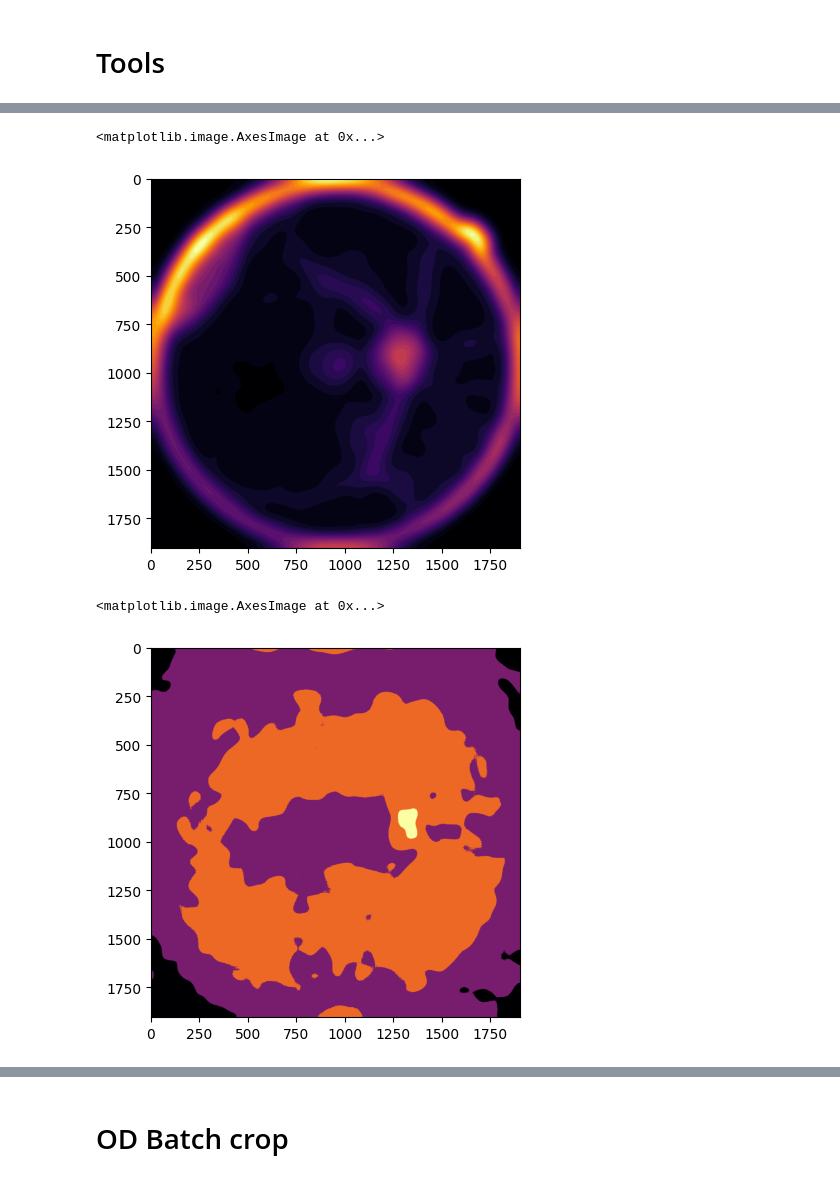
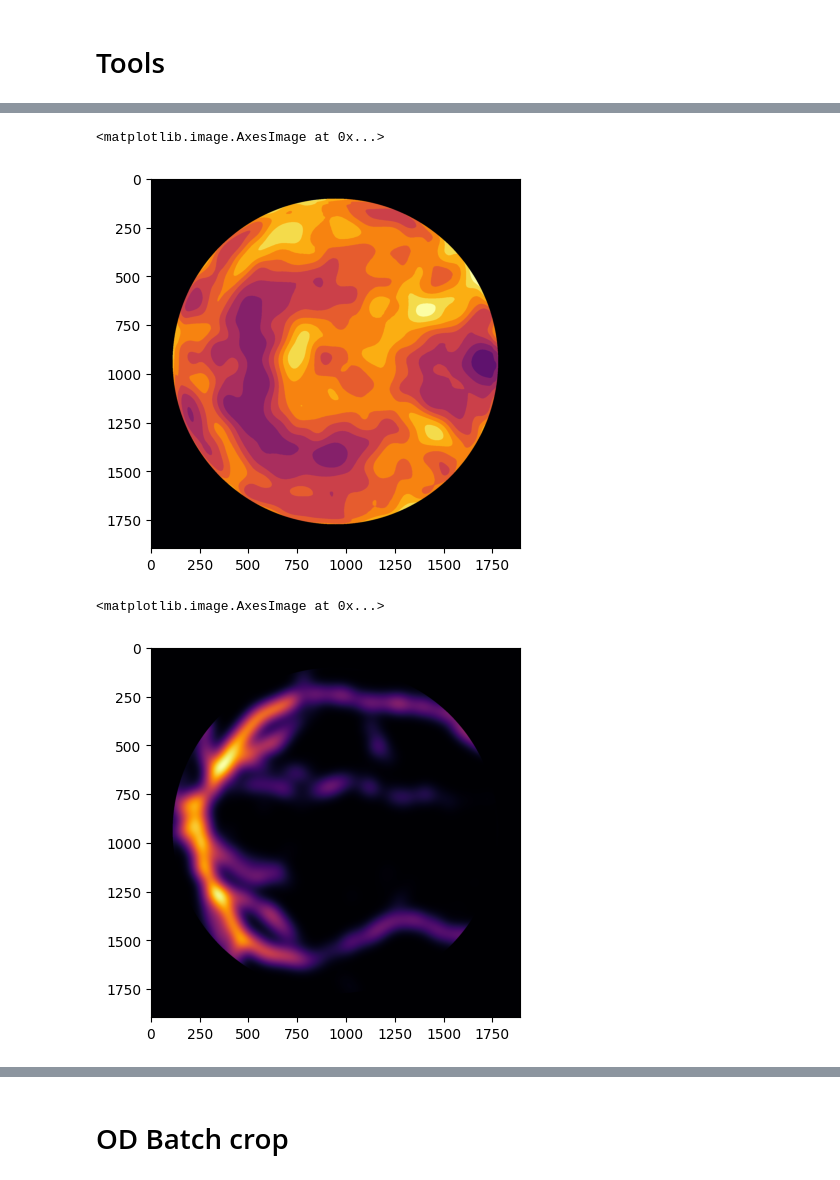
Before and after one commit to mrwhitewhite/HYGD_Dataset, a Jupyter notebook: notebooks/02 Pipelines.ipynb, the cells around one changed output, grey strips where cells are left out. Drawn from its saved outputs; the diff is of its cells as text; code cells hidden in the pictures.

Commit message:
NB: choose 3 mask + pipeline class

```diff
--- a/notebooks/02 Pipelines.ipynb
+++ b/notebooks/02 Pipelines.ipynb
@@ -138,12 +138,10 @@ def crop_od(img, max_loc, crop_ratio=0.3):
 crop_ratio = 0.3
 crop_resize = 512
 # %%
-# img_file_name = "273_0"  # od near fov
-# img_file_name = "261_1"  # od near fov + generally bright
-# img_file_name = "188_1"  # od near fov
+# img_file_name = None
+
 # img_file_name = "31_2"  # random white spot + halo
-# img_file_name = "217_0" # 2 bright spot
-img_file_name = None
+img_file_name = "190_0"
 
 # generate random sample + extract metadata
 sample_df = (
@@ -204,43 +200,41 @@ plt.imshow(
 # %%
-def get_texture_map(img_bgr):
-    red = img_bgr[:, :, 1]
-    red = cv2.medianBlur(red, 15)  # Remove speckle noise
-
-    # Structural Gradient (Dilation - Erosion)
-    kernel = cv2.getStructuringElement(cv2.MORPH_ELLIPSE, (15, 15))
-    grad = cv2.morphologyEx(red, cv2.MORPH_GRADIENT, kernel)
-
-    # Create a "Hotspot" of density
-    blur_size = int(img_bgr.shape[1] * 0.15)  # 15% of width
-    if blur_size % 2 == 0:
-        blur_size += 1
-    texture_density = cv2.GaussianBlur(grad, (blur_size, blur_size), 0)
-
-    return cv2.normalize(texture_density, None, 0, 1, cv2.NORM_MINMAX, dtype=cv2.CV_32F)
+def get_texture_map(img_ori):
+    h, w = img_ori.shape[:2]
+    red = img_ori[:, :, 2]
+    red = cv2.medianBlur(red, 15)
+    grad_red = cv2.morphologyEx(
+        red, cv2.MORPH_GRADIENT, cv2.getStructuringElement(cv2.MORPH_ELLIPSE, (15, 15))
+    )
+    blur_tex = int(w * 0.15) | 1  # 15% image width hotspot
+    tex_hub = cv2.normalize(
+        cv2.GaussianBlur(grad_red, (blur_tex, blur_tex), 0),
+        None,
+        0,
+        1,
+        cv2.NORM_MINMAX,
+        dtype=cv2.CV_32F,
+    )
+    return tex_hub
 
 
 texture_map = get_texture_map(img_ori)
-plt.imshow(texture_map, cmap="inferno")
+plt.imshow(texture_map * fov_mask, cmap="inferno")
 # %% [output]
 <matplotlib.image.AxesImage at 0x...>
-[figure, old version]
+[figure, new version]
 # %%
-def get_vessel_map(img):
-    green = img[:, :, 1]
-    vessels = cv2.morphologyEx(
-        green,
-        cv2.MORPH_BLACKHAT,
-        cv2.getStructuringElement(cv2.MORPH_ELLIPSE, (15, 15)),
-    )
-    vessel_density = cv2.GaussianBlur(vessels, (201, 201), 0)
-    vessel_map = cv2.normalize(
-        vessel_density, None, 0, 1, cv2.NORM_MINMAX, dtype=cv2.CV_32F
-    )
-    return vessel_map
-
+def get_vessel_map(img_bgr):
+    w = img_bgr.shape[1]
+    k_size = int(w * 0.02) | 1  # Must be odd
+    green = img_bgr[:, :, 1]
+    kernel = cv2.getStructuringElement(cv2.MORPH_ELLIPSE, (k_size, k_size))
+    vessels = cv2.morphologyEx(green, cv2.MORPH_BLACKHAT, kernel)
+    _, vessels_clean = cv2.threshold(vessels, 15, 255, cv2.THRESH_BINARY)
+    vessel_hub = cv2.GaussianBlur(vessels_clean.astype(np.float32), (251, 251), 0)
+    return cv2.normalize(vessel_hub, None, 0, 1, cv2.NORM_MINMAX)
 
 vessel_map = get_vessel_map(img_ori)
-plt.imshow(vessel_map, cmap="inferno")
+plt.imshow(vessel_map * fov_mask, cmap="inferno")
 # %% [output]
 <matplotlib.image.AxesImage at 0x...>
-[figure, old version]
+[figure, new version]
```
Also changed, not shown: parts of 10 cells of this notebook.
